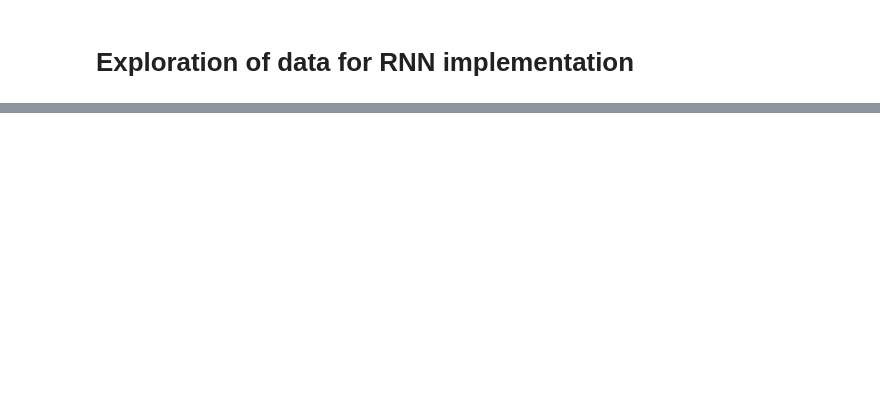
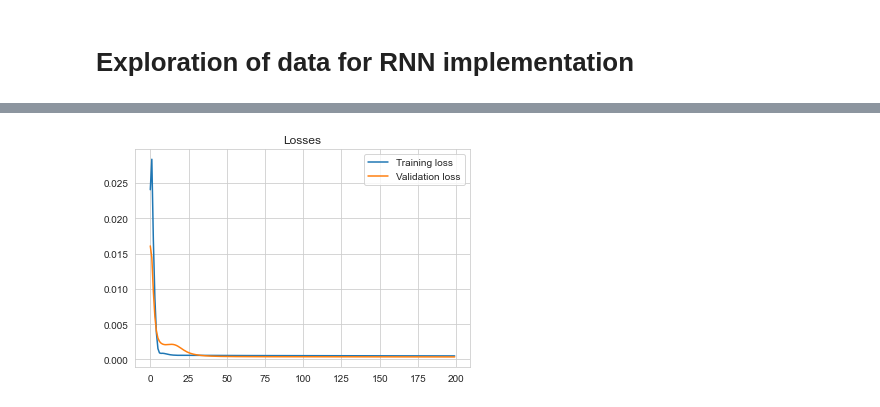
Before and after one commit to Pliploop/Stock_Prediction_RNN, a Jupyter notebook: Exploration.ipynb, the cells around one changed output, grey strips where cells are left out. Cells and saved outputs as stored; diff of their text form; code cells hidden in the pictures; blank space fills up the shorter version.

```diff
--- a/Exploration.ipynb
+++ b/Exploration.ipynb
@@ -68,0 +124,10 @@ for k in range(0,len(test_set_scaled)-n_history):
+# %%
+
+RNN_model = get_model('rnn', model_params)
+loss_fn = nn.MSELoss(reduction="mean")
+optimizer = optim.Adam(RNN_model.parameters(), lr=learning_rate, weight_decay=weight_decay)
+RNN_trainer = RnnTrainer(model=RNN_model, loss_fn=loss_fn, optimizer=optimizer,n_history=n_history)
+RNN_trainer.train(train_loader, val_loader, batch_size=batch_size, n_epochs=n_epochs, n_features=input_dim)
+RNN_trainer.plot_losses()
+# %% [output]
+[figure, added]
```
Also changed, not shown: parts of 15 cells of this notebook, 2 other files.
